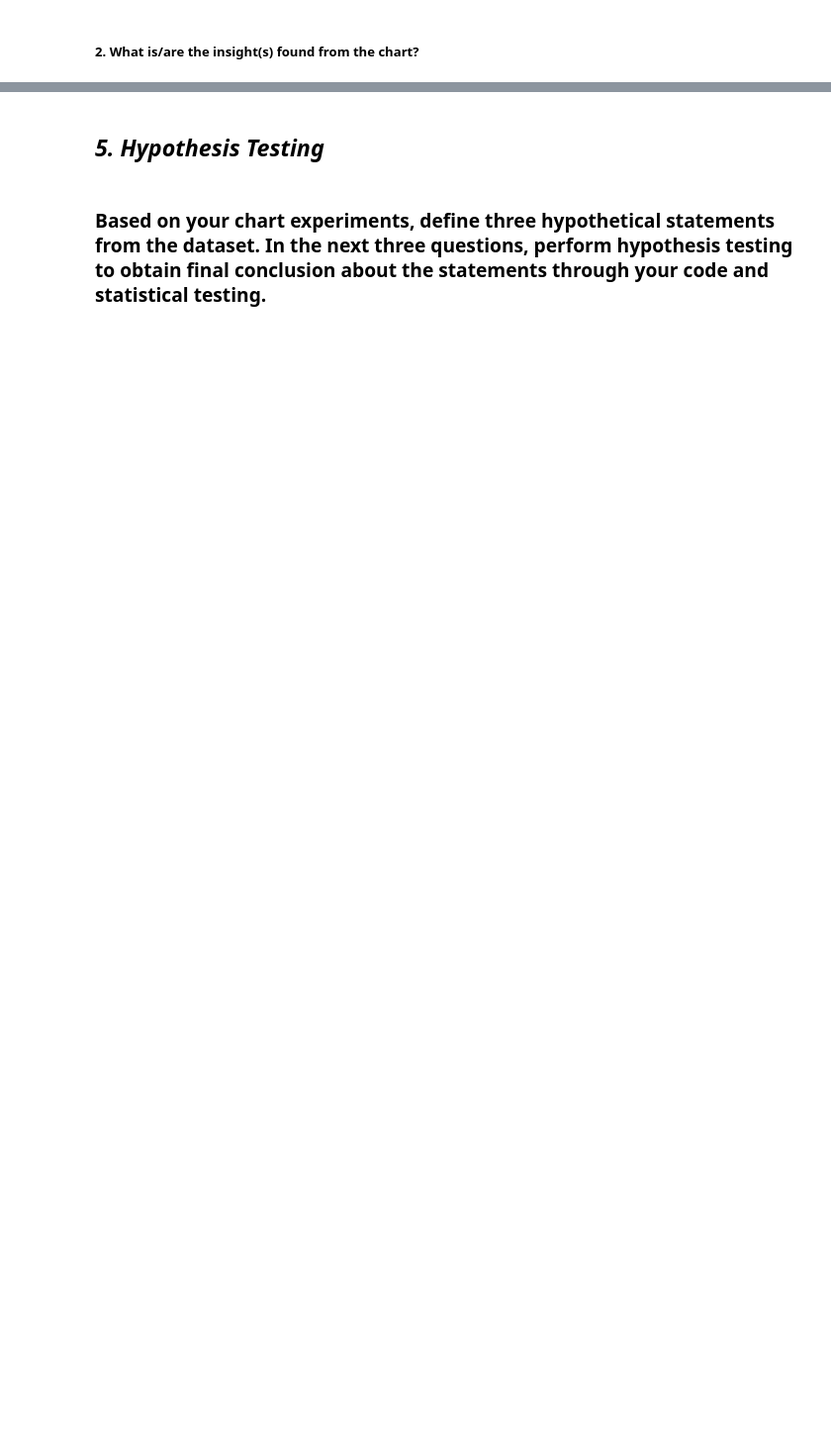
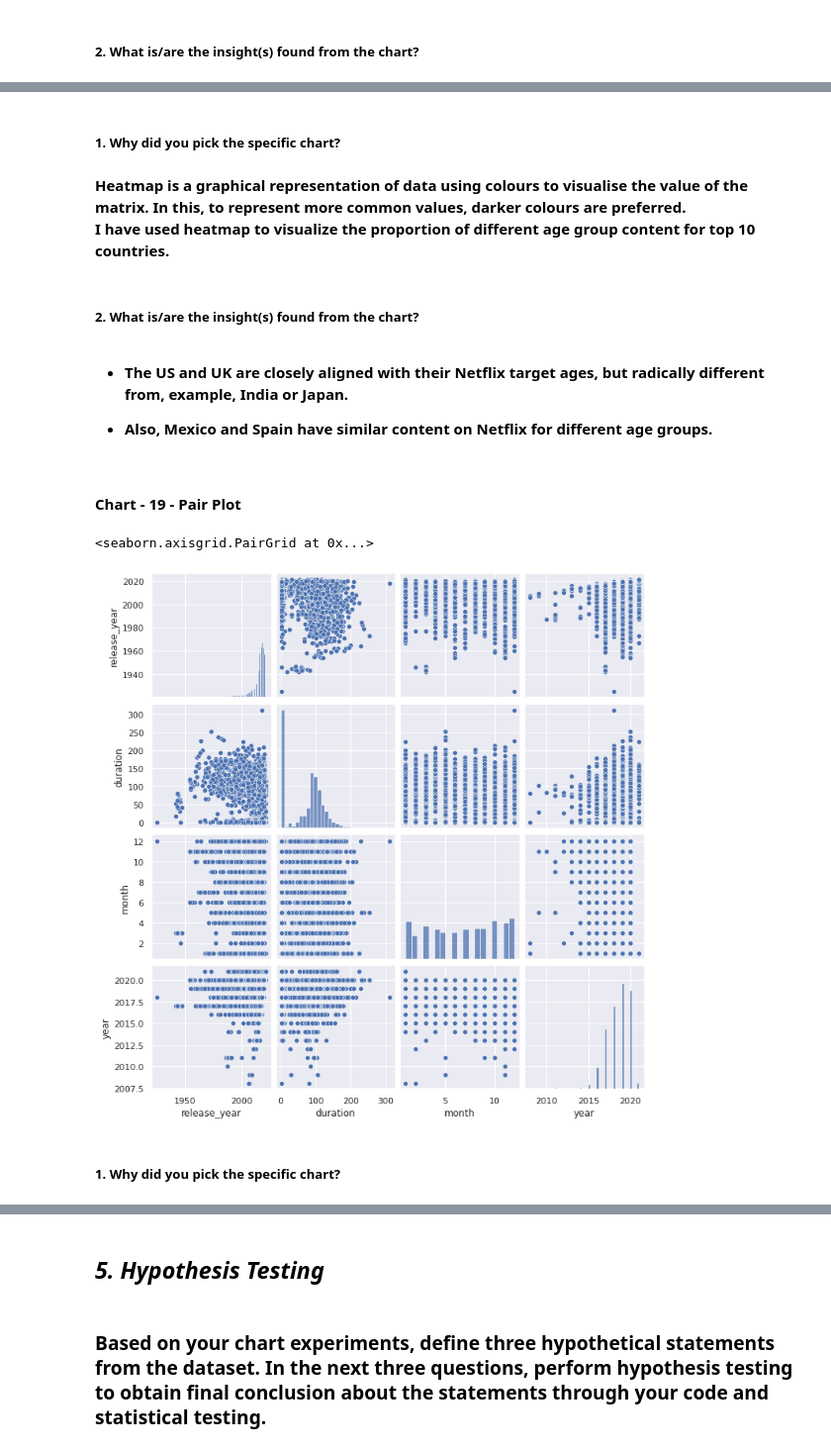
Before and after one commit to iamNirmeshGupta/Netflix-Movies-And-TV-Shows-Clustering, a Jupyter notebook: Netflix_Movies_And_TV_Shows_Clustering_Nirmesh_Gupta_Unsupervised_Capstone_Project.ipynb, the cells around one changed output, grey strips where cells are left out. Shown at 99% size. Saved outputs shown, nothing was run; the diff lists cells and outputs as text; code cells hidden in the pictures; blank space fills up the shorter version.

```diff
--- a/Netflix_Movies_And_TV_Shows_Clustering_Nirmesh_Gupta_Unsupervised_Capstone_Project.ipynb
+++ b/Netflix_Movies_And_TV_Shows_Clustering_Nirmesh_Gupta_Unsupervised_Capstone_Project.ipynb
@@ -1157,0 +1226,23 @@ Answer Here
+# %% [markdown]
+##### 1. Why did you pick the specific chart?
+# %% [markdown]
+**Heatmap is a graphical representation of data using colours to visualise the  value of the matrix. In this, to represent more common values, darker colours are preferred.** \
+**I have used heatmap to visualize the proportion of different age group content for top 10 countries.**
+# %% [markdown]
+##### 2. What is/are the insight(s) found from the chart?
+# %% [markdown]
+
+
+*   **The US and UK are closely aligned with their Netflix target ages, but radically different from, example, India or Japan.**
+
+*   **Also, Mexico and Spain have similar content on Netflix for different age groups.**
+# %% [markdown]
+#### Chart - 19 - Pair Plot
+# %%
+# Pair Plot visualization code
+sns.pairplot(df)
+# %% [output]
+<seaborn.axisgrid.PairGrid at 0x...>
+[figure, added]
+# %% [markdown]
+##### 1. Why did you pick the specific chart?
```
Also changed, not shown: parts of 58 cells of this notebook.
